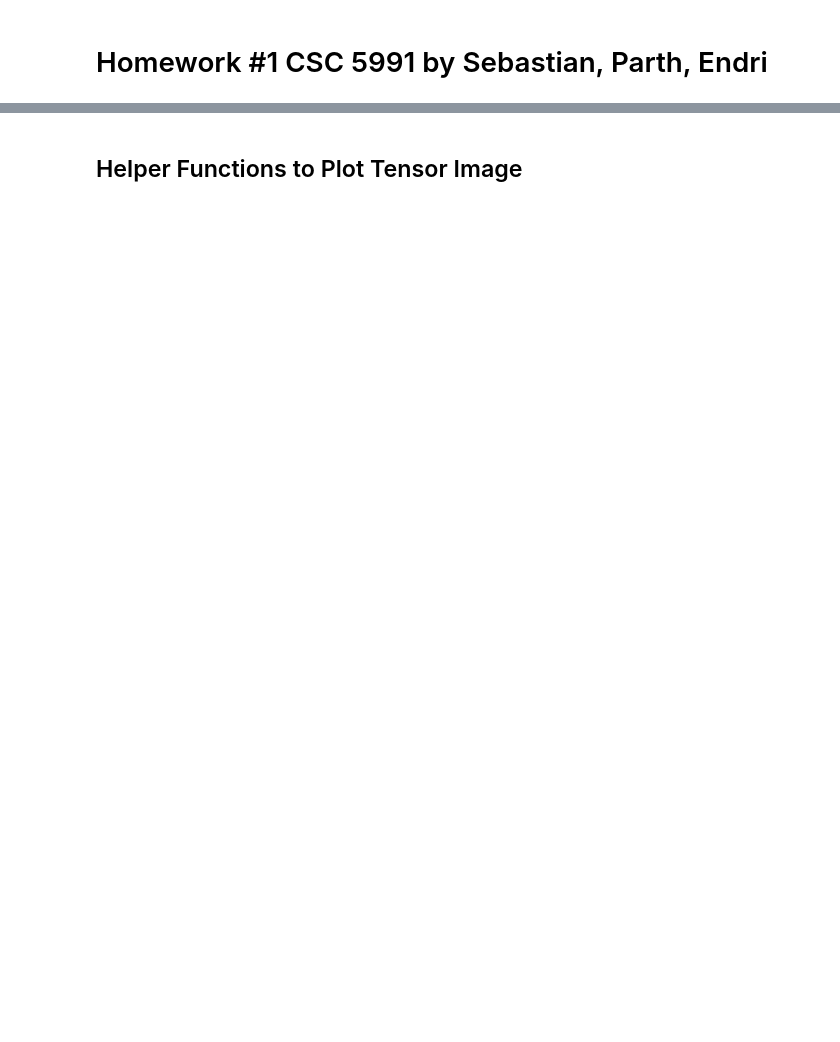
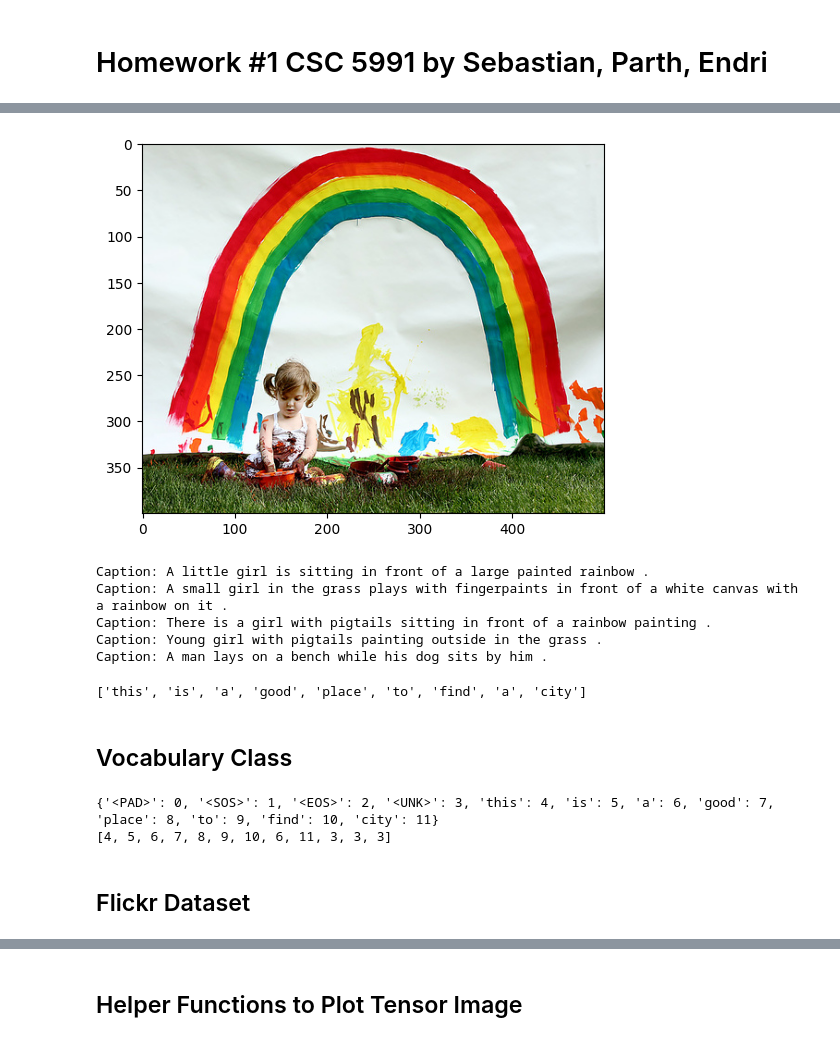
Before and after one commit to SebastianNewberry/Intro_LLM_Homework_1, a Jupyter notebook: seq2seq.ipynb, the cells around one changed output, grey strips where cells are left out. Cells and saved outputs as stored; diff of their text form; code cells hidden in the pictures; blank space fills up the shorter version.

```diff
--- a/seq2seq.ipynb
+++ b/seq2seq.ipynb
@@ -2,0 +5,3 @@
+# %%
+#location of the data
+data_location =  "./"
@@ -2,0 +11,7 @@
+# %%
+#reading the text data
+import pandas as pd
+caption_file = data_location + '/captions.txt'
+df = pd.read_csv(caption_file)
+print("There are {} image to captions".format(len(df)))
+df.head(7)
@@ -2,0 +28,39 @@
+# %%
+import matplotlib.pyplot as plt
+import matplotlib.image as mpimg
+
+#select any index from the whole dataset
+#single image has 5 captions
+#so, select indx as: 1,6,11,16...
+data_idx = 11
+
+#eg path to be plot: ../input/flickr8k/Images/1000268201_693b08cb0e.jpg
+image_path = data_location+"/Images/"+df.iloc[data_idx,0]
+img=mpimg.imread(image_path)
+plt.imshow(img)
+plt.show()
+
+#image consits of 5 captions,
+#showing all 5 captions of the image of the given idx
+for i in range(data_idx,data_idx+5):
+    print("Caption:",df.iloc[i,1])
+# %% [output]
+[figure, added]
+Caption: A little girl is sitting in front of a large painted rainbow .
+Caption: A small girl in the grass plays with fingerpaints in front of a white canvas with a rainbow on it .
+Caption: There is a girl with pigtails sitting in front of a rainbow painting .
+Caption: Young girl with pigtails painting outside in the grass .
+Caption: A man lays on a bench while his dog sits by him .
+# %%
+import spacy
+
+#using spacy for the better text tokenization
+spacy_eng = spacy.load("en_core_web_lg")
+
+#example
+text = "This is a good place to find a city"
+[token.text.lower() for token in spacy_eng.tokenizer(text)]
+# %% [output]
+['this', 'is', 'a', 'good', 'place', 'to', 'find', 'a', 'city']
+# %% [markdown]
+## Vocabulary Class
@@ -2,0 +103,12 @@
+# %%
+#testing the vicab class
+v = Vocabulary(freq_threshold=1)
+
+v.build_vocab(["This is a good place to find a city"])
+print(v.stoi)
+print(v.numericalize("This is a good place to find a city here!!"))
+# %% [output]
+{'<PAD>': 0, '<SOS>': 1, '<EOS>': 2, '<UNK>': 3, 'this': 4, 'is': 5, 'a': 6, 'good': 7, 'place': 8, 'to': 9, 'find': 10, 'city': 11}
+[4, 5, 6, 7, 8, 9, 10, 6, 11, 3, 3, 3]
+# %% [markdown]
+## Flickr Dataset
```
Also changed, not shown: parts of 13 cells of this notebook.
